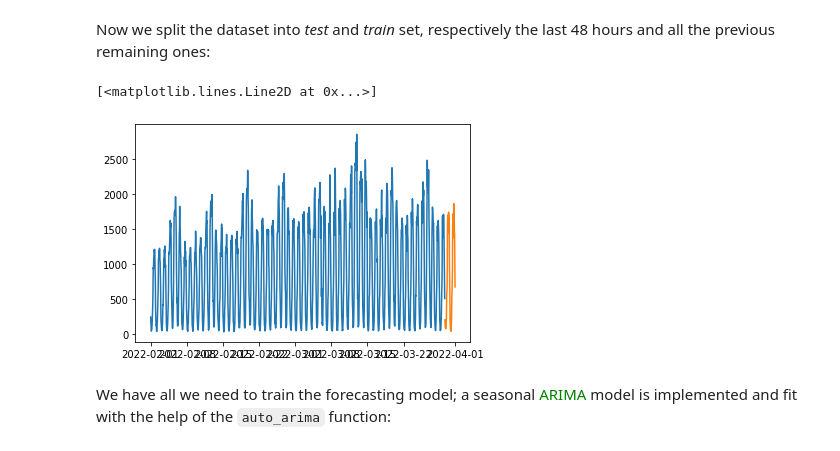
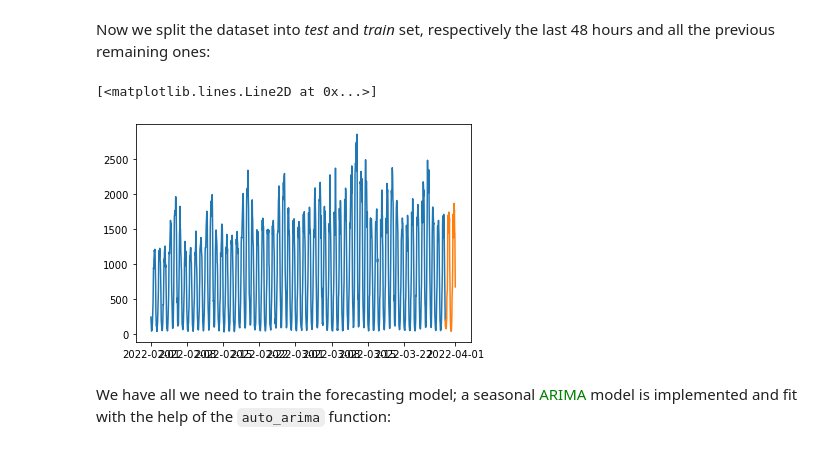
Before and after one commit to Megalodonte/BGHWSW, a Jupyter notebook: HWSWBG2/codes/monthly.ipynb, the cells around one changed output. Drawn from its saved outputs; the diff is of its cells as text; code cells hidden in the pictures.

```diff
--- a/HWSWBG2/codes/monthly.ipynb
+++ b/HWSWBG2/codes/monthly.ipynb
@@ -120,13 +122,13 @@ adf_test.should_diff(df)
 # %% [markdown]
 Now we split the dataset into *test* and *train* set, respectively the last 48 hours and all the previous remaining ones:
 # %%
-train = df[:-48]
+train = df[:-47]
 test = df[-48:]
 plt.plot(train)
 plt.plot(test)
 # %% [output]
 [<matplotlib.lines.Line2D at 0x...>]
-[figure, old version]
+[figure, new version]
 # %% [markdown]
 We have all we need to train the forecasting model; a seasonal <font color='green'>ARIMA</font> model is implemented and fit with the help of the `auto_arima` function:
 # %%
```
Also changed, not shown: parts of 10 cells of this notebook.
